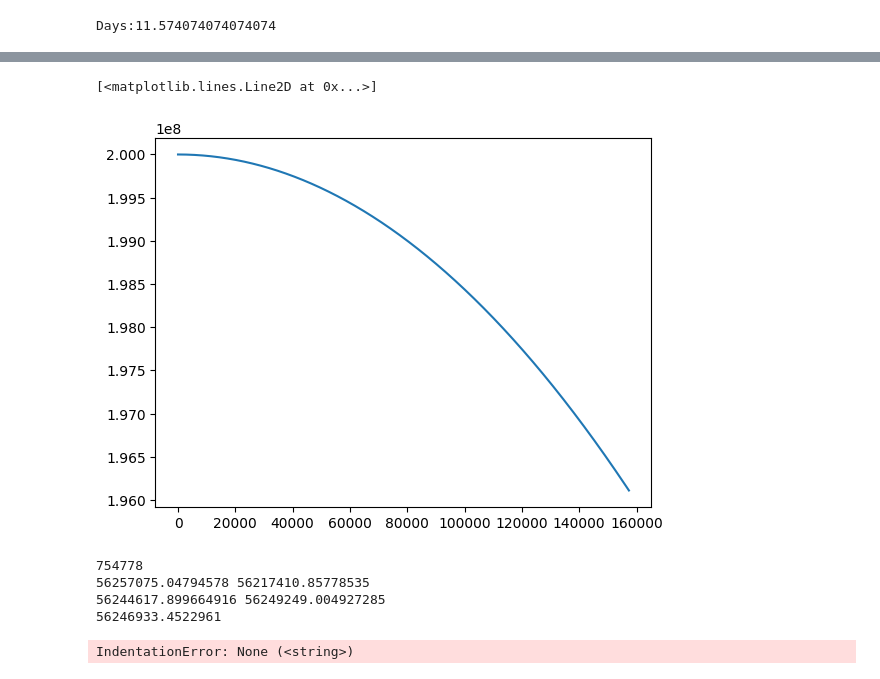
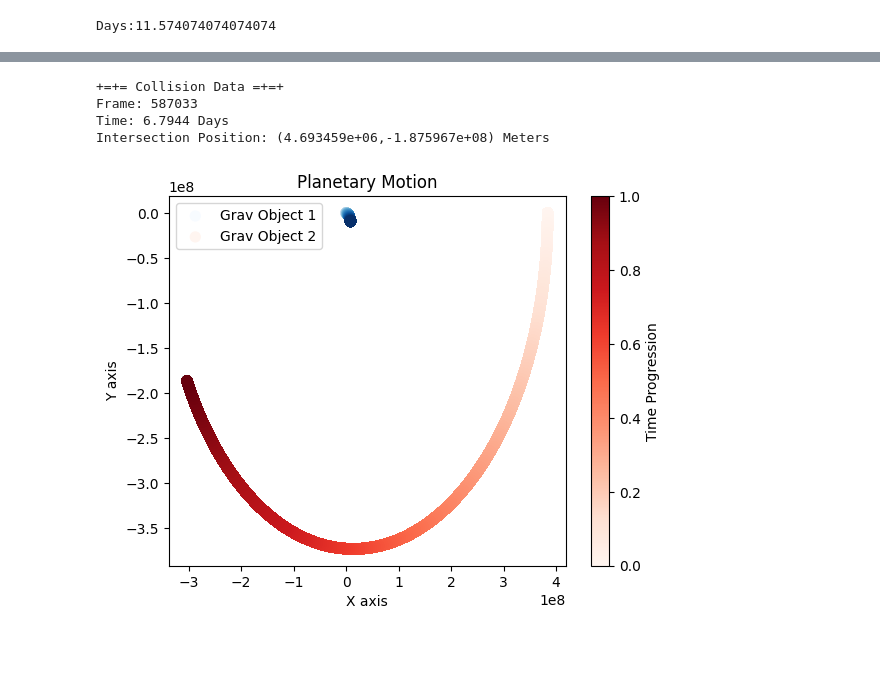
Before and after one commit to AndrewSykes1/grav-sim, a Jupyter notebook: gravitational_test_setup.IPYNB, the cells around one changed output, grey strips where cells are left out. Drawn from its saved outputs; the diff is of its cells as text; code cells hidden in the pictures; blank space fills up the shorter version.

Commit message:
Completed software and visualizer and got some pretty cool pictures

```diff
--- a/gravitational_test_setup.IPYNB
+++ b/gravitational_test_setup.IPYNB
@@ -40,6 +40,7 @@ print(f'Days:{simulation_length/60/60/24}')
 # %% [output]
 Days:11.574074074074074
 # %%
+temp = 0
 for frame in range(simulation_length):
 
     pos_planet1 = [x + y for x, y in zip(pos_planet1, vel_planet1)]
@@ -74,9 +75,8 @@ for frame in range(simulation_length):
     information_dict["p2"]["vel"].append(vel_planet2)
     information_dict["p2"]["acc"].append(acc_planet2)
 
-    if frame % 10**5 == 0:
-        print(frame)
-
-
-#157349
+    if frame % (simulation_length/10) == 0:
+        print(f'Percent done: {temp*10}% Frame: {frame}')
+        temp += 1
+print(f'Percent done: 100% Frame: {simulation_length}')
 # %% [output]
@@ -93,6 +94,12 @@ for frame in range(simulation_length):
 # %%
-x1_acc = []
-x2_acc = []
+x1_pos = []
+y1_pos = []
 for i in range(simulation_length):
-    x1_acc.append(information_dict['p1']['pos'][i][0])
-    x2_acc.append(information_dict['p2']['pos'][i][0])
+    x1_pos.append(information_dict['p1']['pos'][i][0])
+    y1_pos.append(information_dict['p1']['pos'][i][1])
+
+x2_pos = []
+y2_pos = []
+for i in range(simulation_length):
+    x2_pos.append(information_dict['p2']['pos'][i][0])
+    y2_pos.append(information_dict['p2']['pos'][i][1])
@@ -104,20 +106,30 @@ plt.plot(range(157349), x1_acc[0:157349])
-# %%
-plt.plot(range(157349), x2_acc[0:157349])
-# %% [output]
-[<matplotlib.lines.Line2D at 0x...>]
-[figure, removed]
-# %%
-for i in range(simulation_length):
-    if information_dict['p1']['pos'][i][0] > information_dict['p2']['pos'][i][0]:
-        print(i)
-        print(information_dict['p1']['pos'][i][0], information_dict['p2']['pos'][i][0])
-        print(information_dict['p1']['pos'][i-1][0], information_dict['p2']['pos'][i-1][0])
-        position_of_crossover = (information_dict['p2']['pos'][i-1][0] + information_dict['p1']['pos'][i-1][0])/2
-        print(position_of_crossover)
-        raise IndentationError
-# %% [output]
-754778
-56257075.04794578 56217410.85778535
-56244617.899664916 56249249.004927285
-56246933.4522961
-IndentationError: None (<string>)
+# %%
+for frame in range(simulation_length):
+    if information_dict['p1']['pos'][frame][0] > information_dict['p2']['pos'][frame][0]:
+        x_position_of_crossover = (information_dict['p2']['pos'][frame-1][0] + information_dict['p1']['pos'][frame-1][0])/2
+        y_position_of_crossover = (information_dict['p2']['pos'][frame-1][1] + information_dict['p1']['pos'][frame-1][1])/2
+        print(f'+=+= Collision Data =+=+\nFrame: {frame}\nTime: {round(frame/60/60/24,4)} Days\nIntersection Position: ({"{:e}".format(x_position_of_crossover)},{"{:e}".format(y_position_of_crossover)}) Meters')
+        break
+# %% [output]
++=+= Collision Data =+=+
+Frame: 587033
+Time: 6.7944 Days
+Intersection Position: (4.693459e+06,-1.875967e+08) Meters
+# %%
+percent = .95
+set_max = int(percent*len(x1_pos))
+# %%
+time1 = np.linspace(0, 1, int(percent*len(x1_pos)))
+time2 = np.linspace(0, 1, int(percent*len(x2_pos)))
+
+plt.scatter(x1_pos[0:set_max], y1_pos[0:set_max], c=time1, cmap='Blues', label='Grav Object 1', s=50)
+plt.scatter(x2_pos[0:set_max], y2_pos[0:set_max], c=time2, cmap='Reds', label='Grav Object 2', s=50)
+
+plt.colorbar(label='Time Progression')
+plt.xlabel('X axis')
+plt.ylabel('Y axis')
+plt.title('Planetary Motion')
+plt.legend()
+plt.show()
+# %% [output]
+[figure, added]
```
Also changed, not shown: parts of 5 cells of this notebook, 2 other files.
